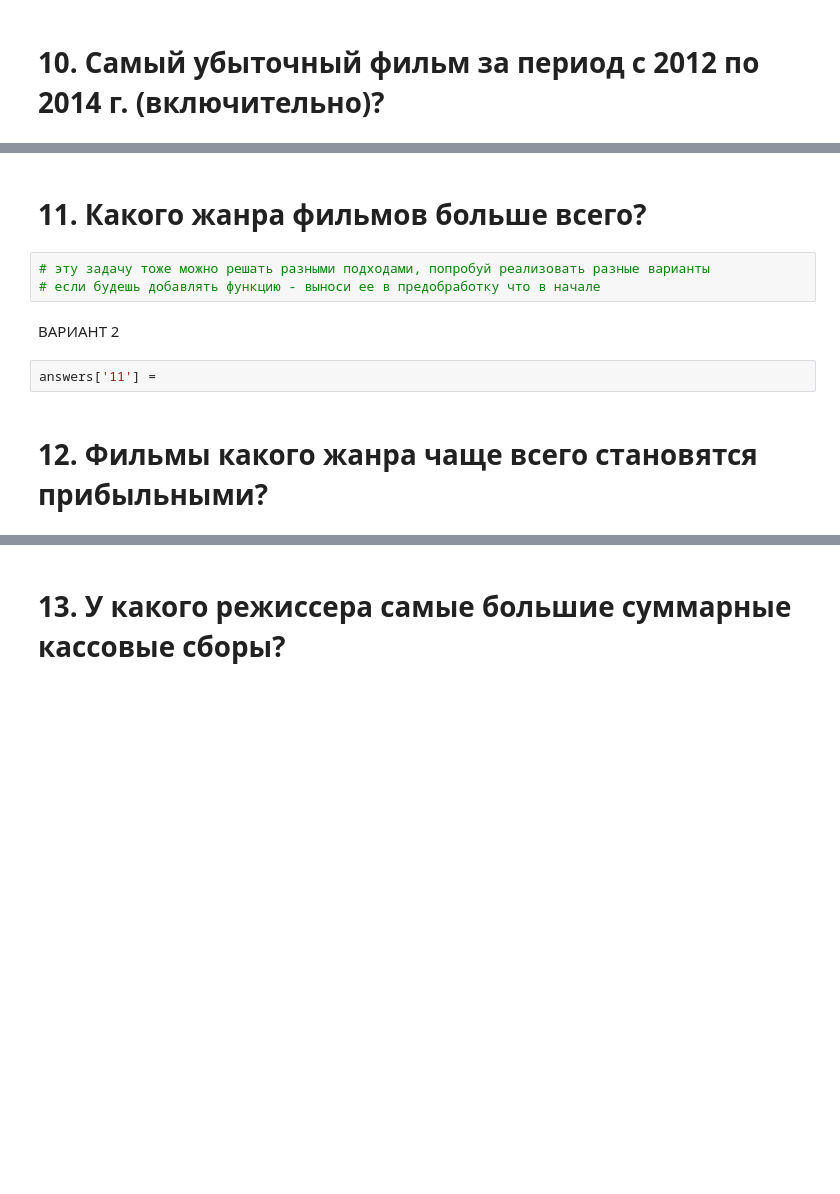
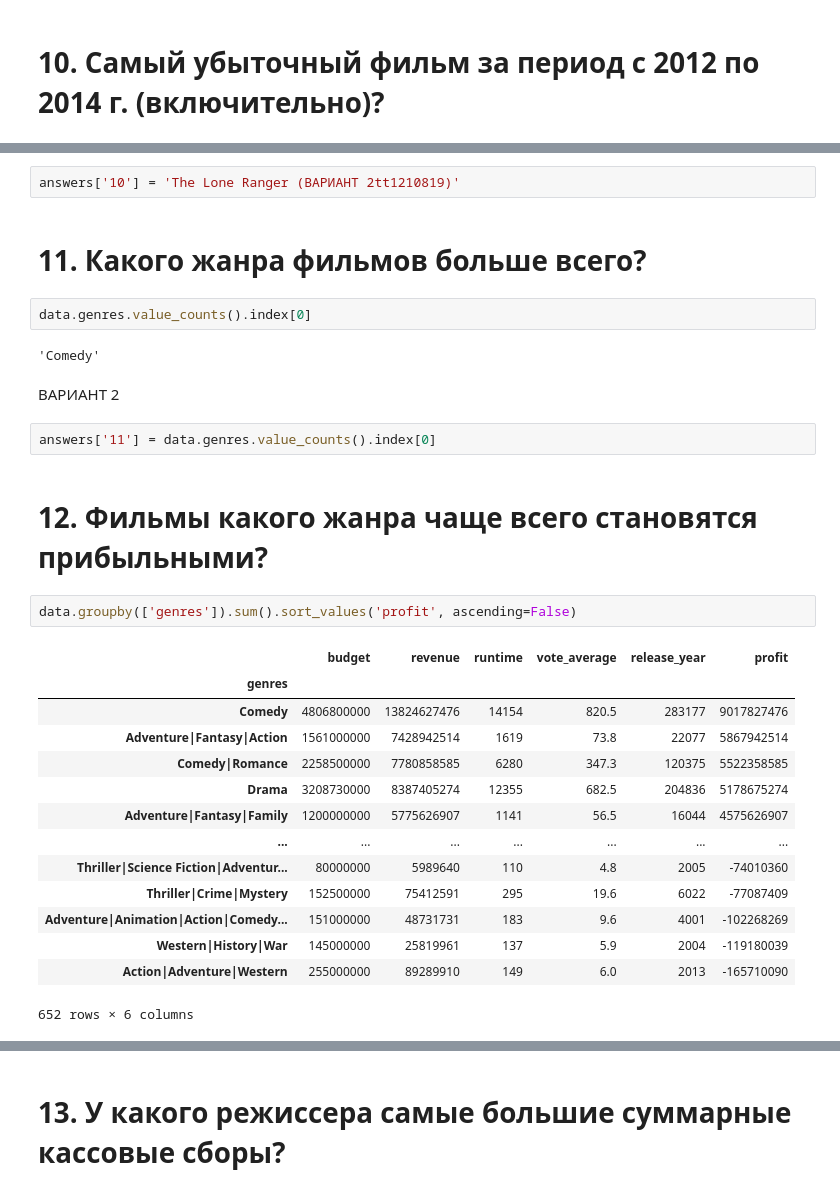
Before and after one commit to anya-chocolat/SkillFactory, a Jupyter notebook: module_1/Movies_IMBD.ipynb, the cells around one changed output, grey strips where cells are left out. Saved outputs shown, nothing was run; the diff lists cells and outputs as text; blank space fills up the shorter version.

```diff
--- a/module_1/Movies_IMBD.ipynb
+++ b/module_1/Movies_IMBD.ipynb
@@ -144,13 +162,33 @@ answers['10'] =
+# %%
+answers['10'] = 'The Lone Ranger (ВАРИАНТ 2tt1210819)'
 # %% [markdown]
 # 11. Какого жанра фильмов больше всего?
-# %%
-# эту задачу тоже можно решать разными подходами, попробуй реализовать разные варианты
-# если будешь добавлять функцию - выноси ее в предобработку что в начале
+# %%
+data.genres.value_counts().index[0]
+# %% [output]
+'Comedy'
 # %% [markdown]
 ВАРИАНТ 2
-# %%
-answers['11'] =
+# %%
+answers['11'] = data.genres.value_counts().index[0]
 # %% [markdown]
 # 12. Фильмы какого жанра чаще всего становятся прибыльными?
+# %%
+data.groupby(['genres']).sum().sort_values('profit', ascending=False)
+# %% [output]
+|  | budget | revenue | runtime | vote_average | release_year | profit |
+| genres |  |  |  |  |  |  |
+| Comedy | 4806800000 | 13824627476 | 14154 | 820.5 | 283177 | 9017827476 |
+| Adventure|Fantasy|Action | 1561000000 | 7428942514 | 1619 | 73.8 | 22077 | 5867942514 |
+| Comedy|Romance | 2258500000 | 7780858585 | 6280 | 347.3 | 120375 | 5522358585 |
+| Drama | 3208730000 | 8387405274 | 12355 | 682.5 | 204836 | 5178675274 |
+| Adventure|Fantasy|Family | 1200000000 | 5775626907 | 1141 | 56.5 | 16044 | 4575626907 |
+| ... | ... | ... | ... | ... | ... | ... |
+| Thriller|Science Fiction|Adventur... | 80000000 | 5989640 | 110 | 4.8 | 2005 | -74010360 |
+| Thriller|Crime|Mystery | 152500000 | 75412591 | 295 | 19.6 | 6022 | -77087409 |
+| Adventure|Animation|Action|Comedy... | 151000000 | 48731731 | 183 | 9.6 | 4001 | -102268269 |
+| Western|History|War | 145000000 | 25819961 | 137 | 5.9 | 2004 | -119180039 |
+| Action|Adventure|Western | 255000000 | 89289910 | 149 | 6.0 | 2013 | -165710090 |
+652 rows × 6 columns
 # %%
 answers['12'] =
```
Also changed, not shown: parts of 13 cells of this notebook.
